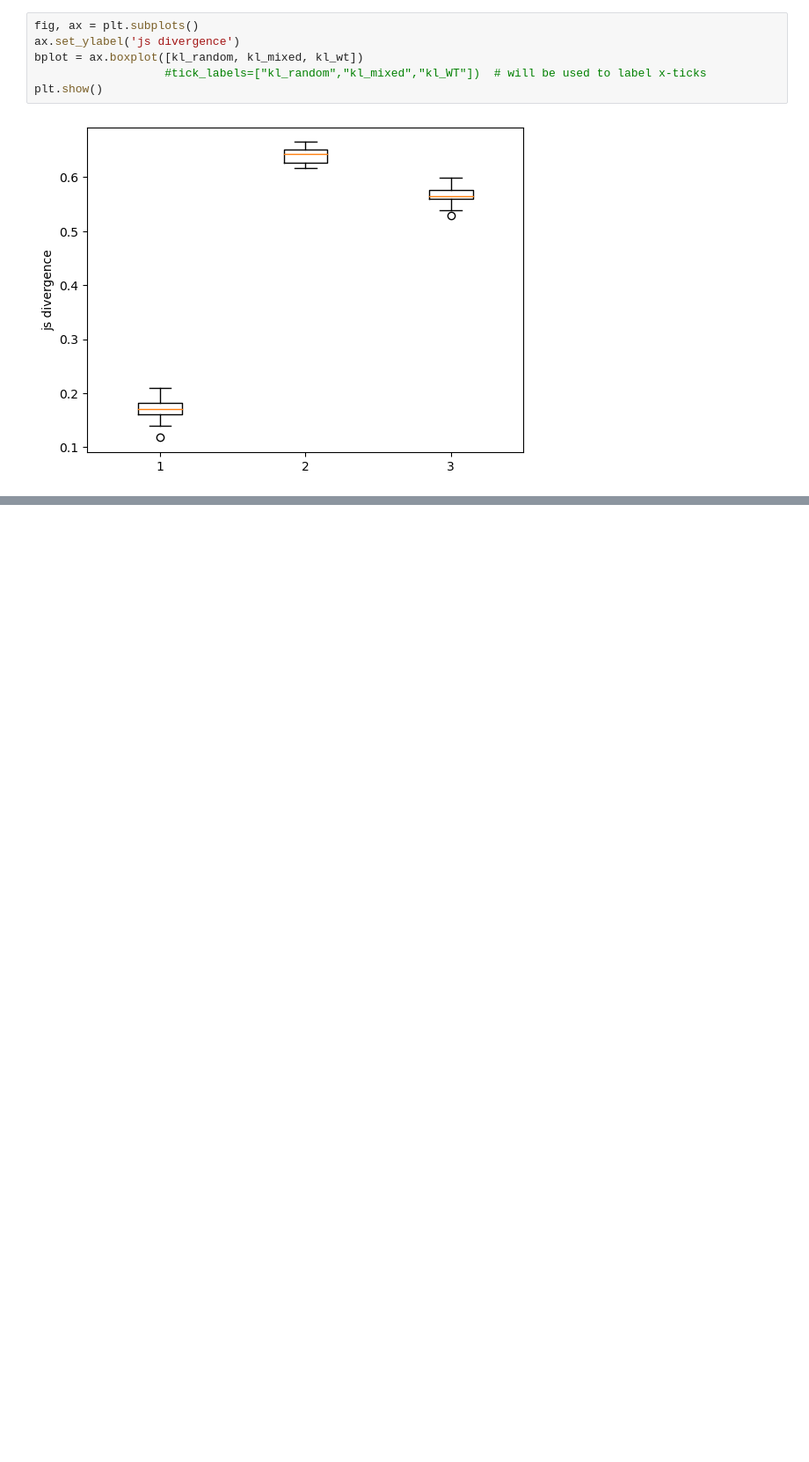
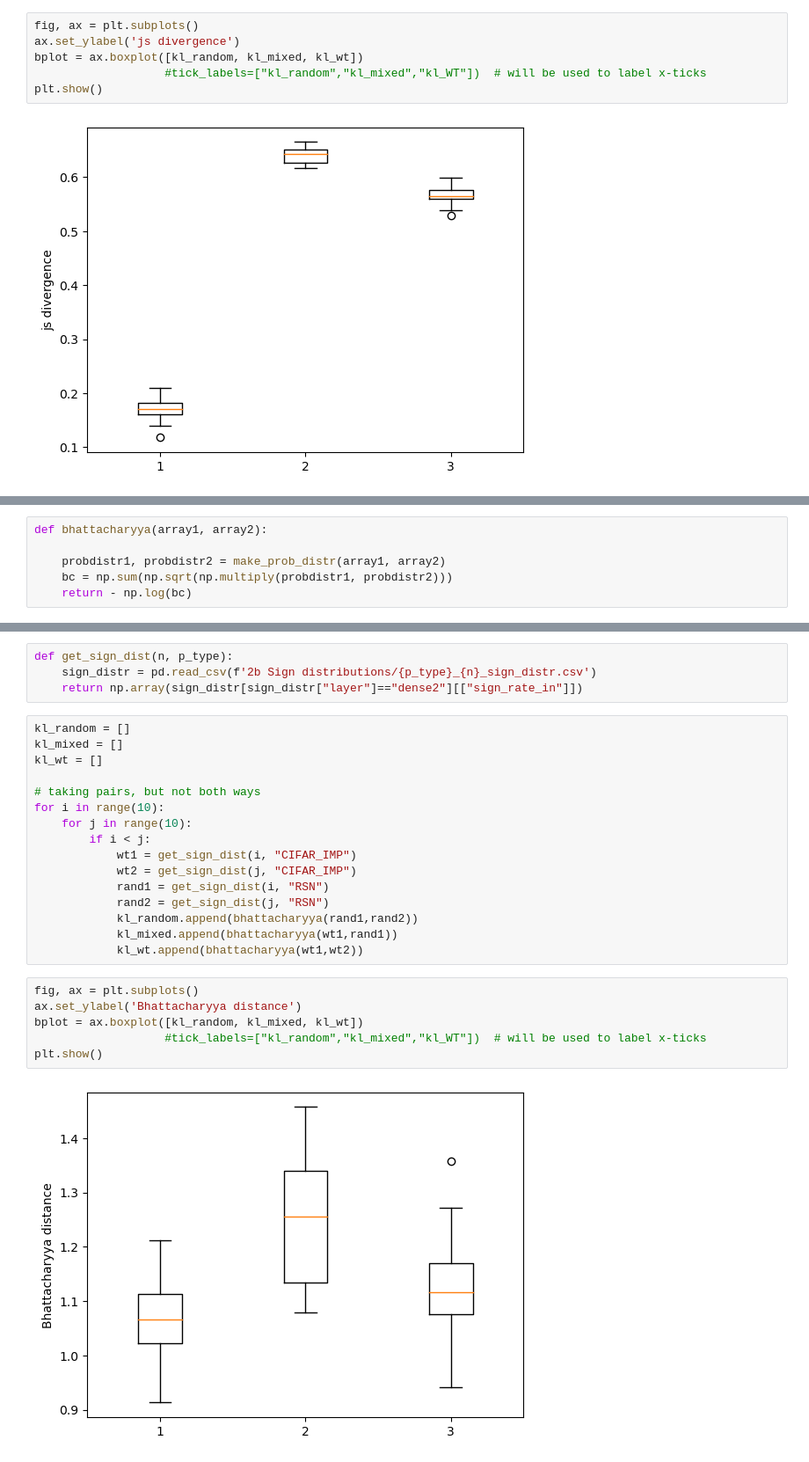
Before and after one commit to Ernalein/ThesisLTH, a Jupyter notebook: 4a Distances.ipynb, the cells around one changed output, grey strips where cells are left out. Shown: that part at 88% size. Saved outputs shown, nothing was run; the diff lists cells and outputs as text; blank space fills up the shorter version.

```diff
--- a/4a Distances.ipynb
+++ b/4a Distances.ipynb
@@ -224,0 +277,6 @@ print(js1 , " is ", js2, "?")
+# %%
+def bhattacharyya(array1, array2):
+
+    probdistr1, probdistr2 = make_prob_distr(array1, array2)
+    bc = np.sum(np.sqrt(np.multiply(probdistr1, probdistr2)))
+    return - np.log(bc)
@@ -224,0 +307,28 @@ print(js1 , " is ", js2, "?")
+# %%
+def get_sign_dist(n, p_type):
+    sign_distr = pd.read_csv(f'2b Sign distributions/{p_type}_{n}_sign_distr.csv')
+    return np.array(sign_distr[sign_distr["layer"]=="dense2"][["sign_rate_in"]])
+# %%
+kl_random = []
+kl_mixed = []
+kl_wt = []
+
+# taking pairs, but not both ways
+for i in range(10):
+    for j in range(10):
+        if i < j:
+            wt1 = get_sign_dist(i, "CIFAR_IMP")
+            wt2 = get_sign_dist(j, "CIFAR_IMP")
+            rand1 = get_sign_dist(i, "RSN")
+            rand2 = get_sign_dist(j, "RSN")
+            kl_random.append(bhattacharyya(rand1,rand2))
+            kl_mixed.append(bhattacharyya(wt1,rand1))
+            kl_wt.append(bhattacharyya(wt1,wt2))
+# %%
+fig, ax = plt.subplots()
+ax.set_ylabel('Bhattacharyya distance')
+bplot = ax.boxplot([kl_random, kl_mixed, kl_wt])
+                   #tick_labels=["kl_random","kl_mixed","kl_WT"])  # will be used to label x-ticks
+plt.show()
+# %% [output]
+[figure, added]
```
Also changed, not shown: parts of 21 cells of this notebook.
